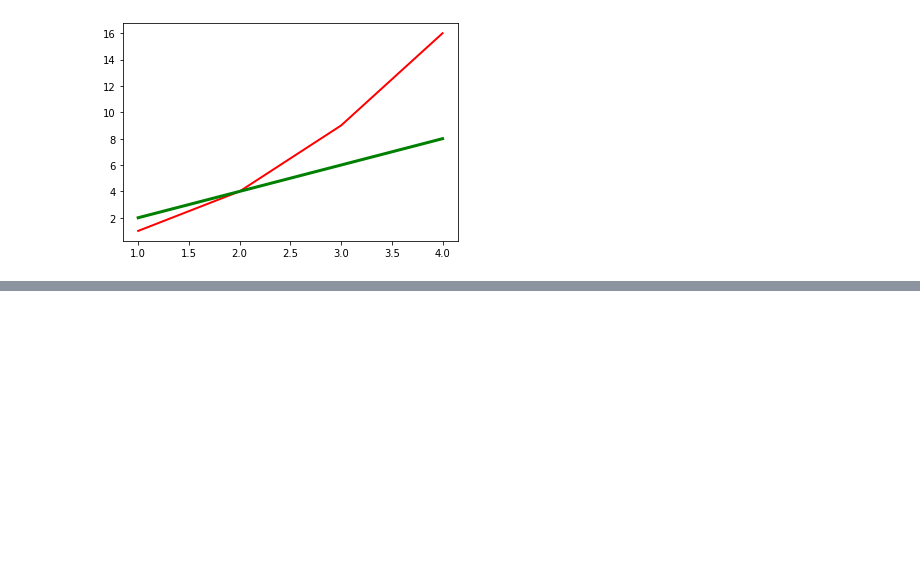
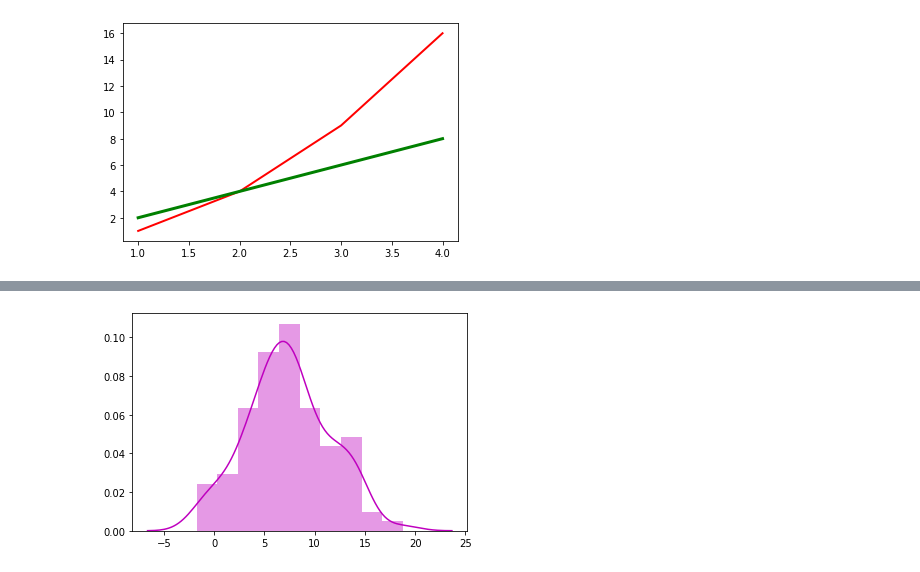
Before and after one commit to Alumasa/AWS-Machine-Learning, a Jupyter notebook: Multiple plots.ipynb, the cells around one changed output, grey strips where cells are left out. Saved outputs shown, nothing was run; the diff lists cells and outputs as text; code cells hidden in the pictures; blank space fills up the shorter version.

```diff
--- a/Multiple plots.ipynb
+++ b/Multiple plots.ipynb
@@ -90,0 +129,6 @@ plt.show()
+# %%
+#histogram and kernel density estimate
+sns.distplot(shoes_size, color='m')
+plt.show()
+# %% [output]
+[figure, added]
```
Also changed, not shown: parts of 5 cells of this notebook.
